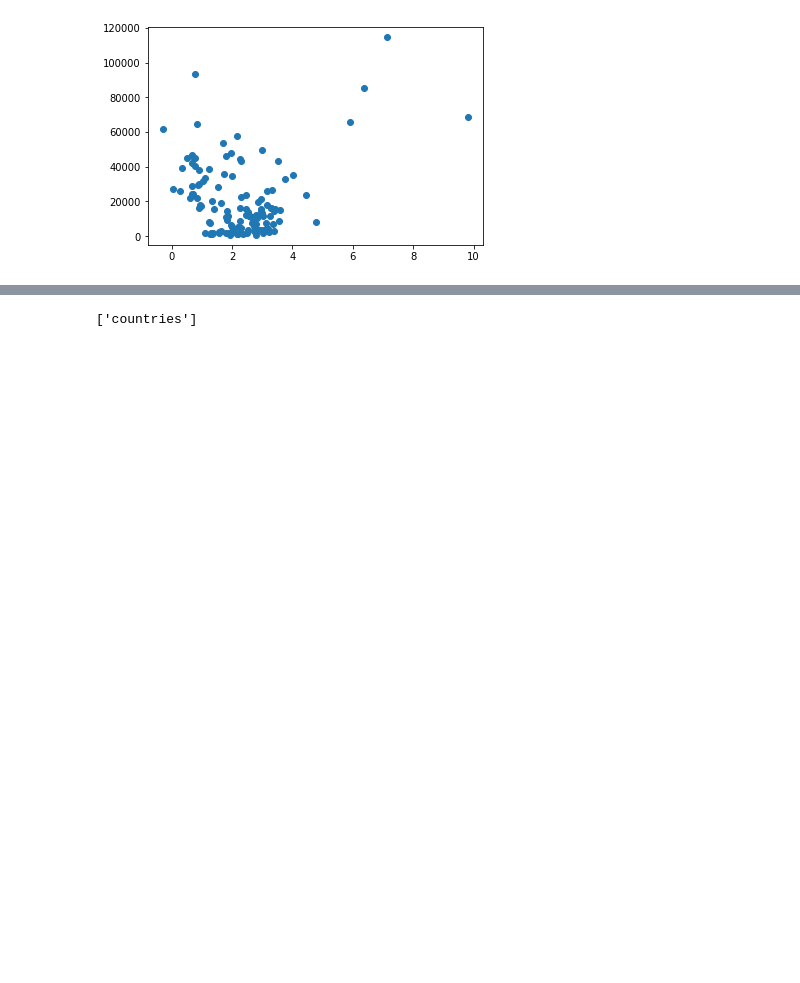
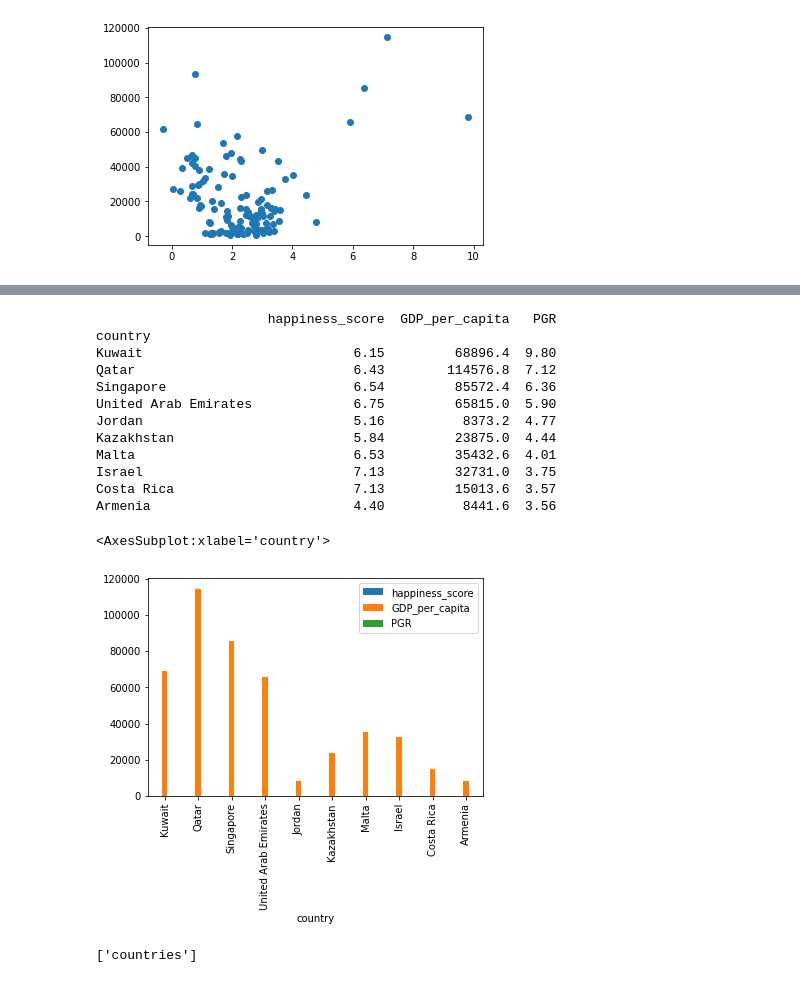
Before and after one commit to prisp90/IS-Project-2, a Jupyter notebook: IS-Project-2.ipynb, the cells around one changed output, grey strips where cells are left out. Drawn from its saved outputs; the diff is of its cells as text; code cells hidden in the pictures; blank space fills up the shorter version.

```diff
--- a/IS-Project-2.ipynb
+++ b/IS-Project-2.ipynb
@@ -271,3 +327,22 @@ GDP_happiness_population_df.to_csv('out.csv')
+# %%
+
+print(GDP_happiness_population_df.nlargest(10, columns=["PGR"]))
+GDP_happiness_population_df.nlargest(10, columns=["PGR"]).plot.bar()
+# %% [output]
+                      happiness_score  GDP_per_capita   PGR
+country
+Kuwait                           6.15         68896.4  9.80
+Qatar                            6.43        114576.8  7.12
+Singapore                        6.54         85572.4  6.36
+United Arab Emirates             6.75         65815.0  5.90
+Jordan                           5.16          8373.2  4.77
+Kazakhstan                       5.84         23875.0  4.44
+Malta                            6.53         35432.6  4.01
+Israel                           7.13         32731.0  3.75
+Costa Rica                       7.13         15013.6  3.57
+Armenia                          4.40          8441.6  3.56
+<AxesSubplot:xlabel='country'>
+[figure, added]
 # %%
 #Create a database in postgres
 
```
Also changed, not shown: parts of 3 cells of this notebook.
